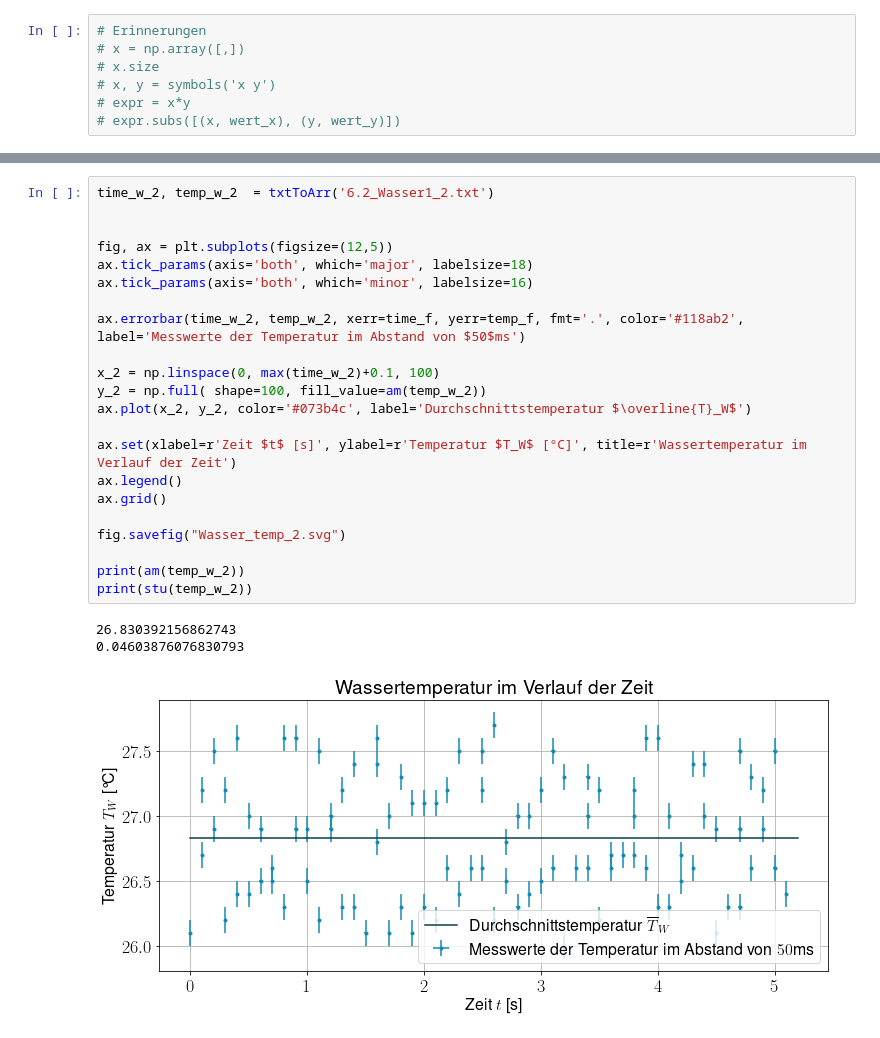
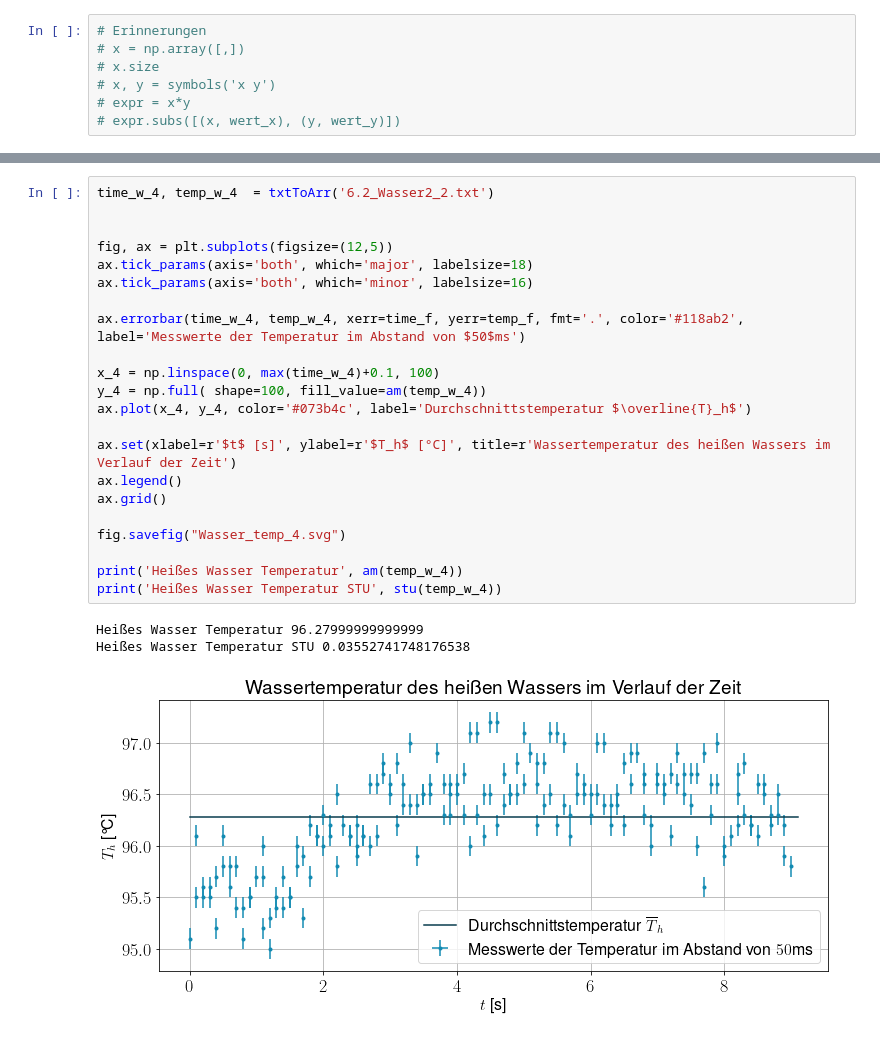
Before and after one commit to AP1ACC/V1, a Jupyter notebook: V31/V31.ipynb, the cells around one changed output, grey strips where cells are left out. Cells and saved outputs as stored; diff of their text form.

```diff
--- a/V31/V31.ipynb
+++ b/V31/V31.ipynb
@@ -297,26 +296,26 @@ print(stu(temp_w_1))
 # %%
-time_w_2, temp_w_2  = txtToArr('6.2_Wasser1_2.txt')
+time_w_4, temp_w_4  = txtToArr('6.2_Wasser2_2.txt')
 
 
 fig, ax = plt.subplots(figsize=(12,5))
 ax.tick_params(axis='both', which='major', labelsize=18)
 ax.tick_params(axis='both', which='minor', labelsize=16)
 
-ax.errorbar(time_w_2, temp_w_2, xerr=time_f, yerr=temp_f, fmt='.', color='#118ab2', label='Messwerte der Temperatur im Abstand von $50$ms')
+ax.errorbar(time_w_4, temp_w_4, xerr=time_f, yerr=temp_f, fmt='.', color='#118ab2', label='Messwerte der Temperatur im Abstand von $50$ms')
 
-x_2 = np.linspace(0, max(time_w_2)+0.1, 100)
-y_2 = np.full( shape=100, fill_value=am(temp_w_2))
-ax.plot(x_2, y_2, color='#073b4c', label='Durchschnittstemperatur $\overline{T}_W$')
+x_4 = np.linspace(0, max(time_w_4)+0.1, 100)
+y_4 = np.full( shape=100, fill_value=am(temp_w_4))
+ax.plot(x_4, y_4, color='#073b4c', label='Durchschnittstemperatur $\overline{T}_h$')
 
-ax.set(xlabel=r'Zeit $t$ [s]', ylabel=r'Temperatur $T_W$ [°C]', title=r'Wassertemperatur im Verlauf der Zeit')
+ax.set(xlabel=r'$t$ [s]', ylabel=r'$T_h$ [°C]', title=r'Wassertemperatur des heißen Wassers im Verlauf der Zeit')
 ax.legend()
 ax.grid()
 
-fig.savefig("Wasser_temp_2.svg")
+fig.savefig("Wasser_temp_4.svg")
 
-print(am(temp_w_2))
-print(stu(temp_w_2))
+print('Heißes Wasser Temperatur', am(temp_w_4))
+print('Heißes Wasser Temperatur STU', stu(temp_w_4))
 # %% [output]
-26.830392156862743
-0.04603876076830793
+Heißes Wasser Temperatur 96.27999999999999
+Heißes Wasser Temperatur STU 0.03552741748176538
-[figure, old version]
+[figure, new version]
```
Also changed, not shown: parts of 10 cells of this notebook, 9 other files.
